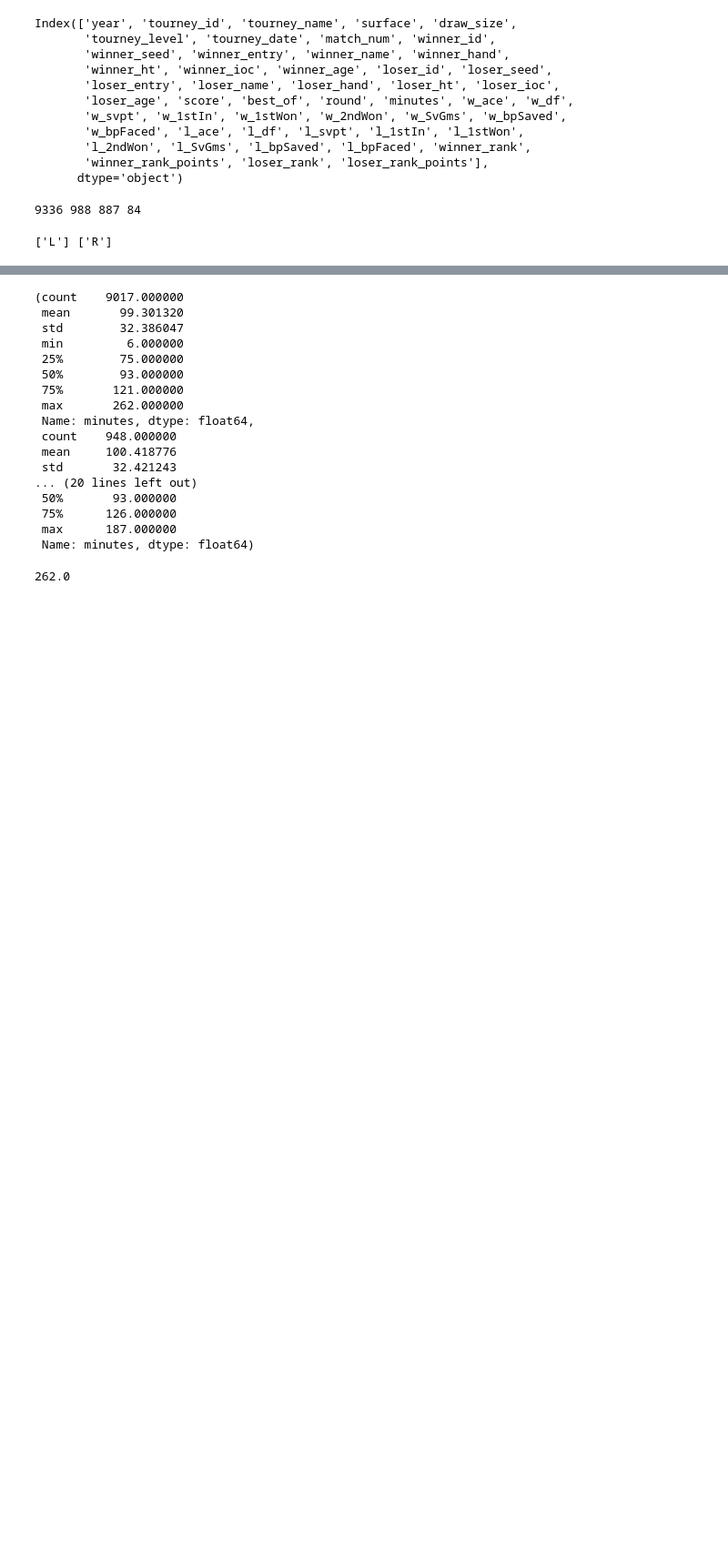
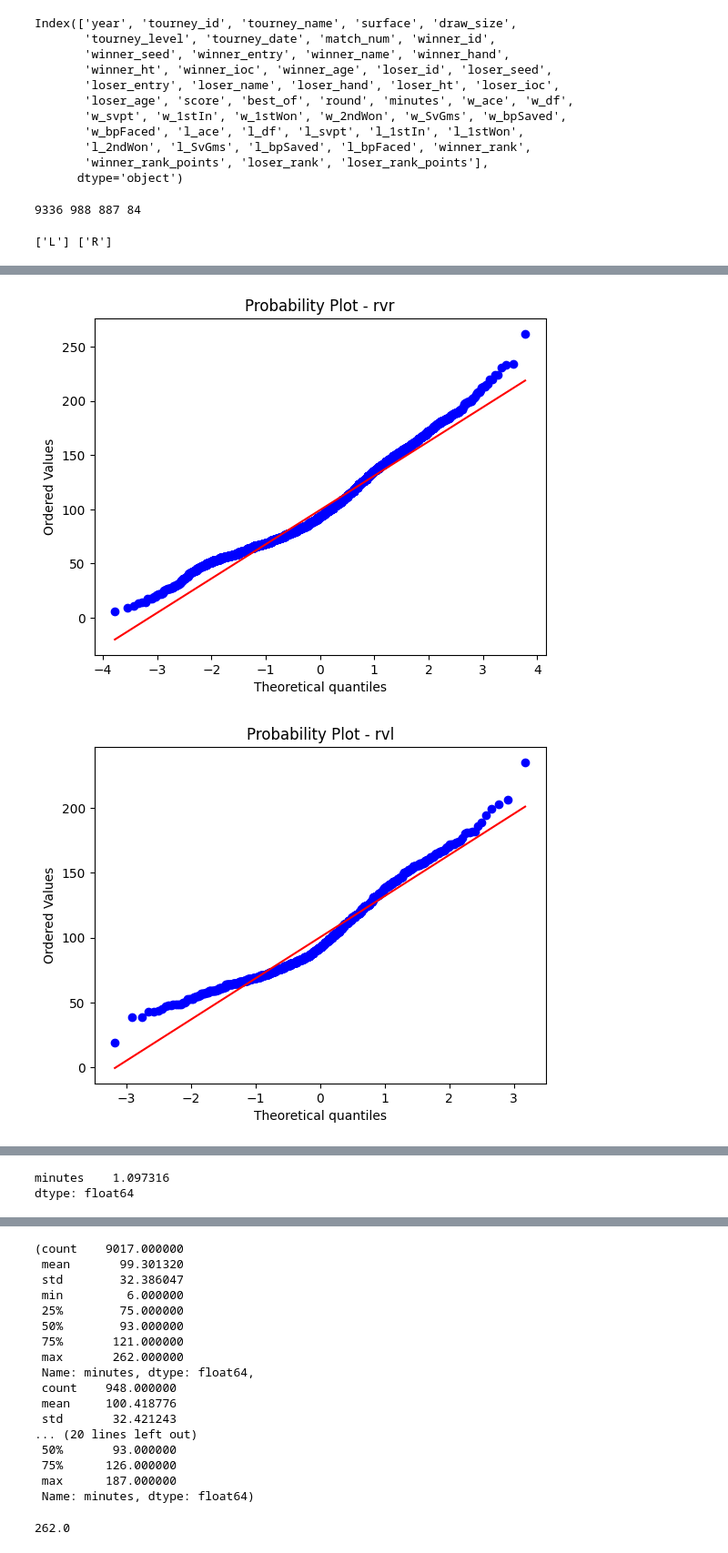
Before and after one commit to wyatt-jones931/Tennis-Research, a Jupyter notebook: WTA.ipynb, the cells around one changed output, grey strips where cells are left out. Shown at 91% size. Drawn from its saved outputs; the diff is of its cells as text; code cells hidden in the pictures; blank space fills up the shorter version.

```diff
--- a/WTA.ipynb
+++ b/WTA.ipynb
@@ -739,0 +783,7 @@ lvlm = lvl[actualrange_condition2]
+# %%
+rvrmd.insert(0, "outcome", "rvr", True)
+rvlmd.insert(0, "outcome", "rvl", True)
+lvrmd.insert(0, "outcome", "lvr", True)
+lvlmd.insert(0, "outcome", "lvl", True)
+# %%
+bo3 = pd.concat([rvrmd, rvlmd, lvrmd, lvlmd], axis=0, ignore_index=True)
@@ -739,0 +808,14 @@ lvlm = lvl[actualrange_condition2]
+# %%
+import random
+
+# random sample for 500 students
+unique_bo3 = list(bo3['minutes'].unique())
+random.seed(30) # set a seed so that everytime we will extract same sample
+sample_bo3 = random.sample(unique_bo3, 200)
+sample_df = bo3[bo3['minutes'].isin(sample_bo3)].reset_index(drop=True)
+
+# two variables of interest
+sample_df = sample_df[['outcome', 'minutes']]
+groups = sample_df.groupby('outcome').count().reset_index()
+# groups.plot(kind='bar',x='outcome',y='minutes')
+groups
@@ -739,0 +828,13 @@ lvlm = lvl[actualrange_condition2]
+# %%
+import numpy as np
+import scipy.stats as stats
+import matplotlib.pyplot as plt
+
+unique_outcome = sample_df['outcome'].unique()
+for outcome in unique_outcome:
+    stats.probplot(sample_df[sample_df['outcome'] == outcome]['minutes'], dist="norm", plot=plt)
+    plt.title("Probability Plot - " +  outcome)
+    plt.show()
+# %% [output]
+[figure, added]
+[figure, added]
@@ -739,0 +843,7 @@ lvlm = lvl[actualrange_condition2]
+# %%
+# calculate ratio of the largest to the smallest sample standard deviation
+ratio = sample_df.groupby('outcome').std().max() / sample_df.groupby('outcome').std().min()
+ratio
+# %% [output]
+minutes    1.097316
+dtype: float64
```
Also changed, not shown: parts of 8 cells of this notebook.
